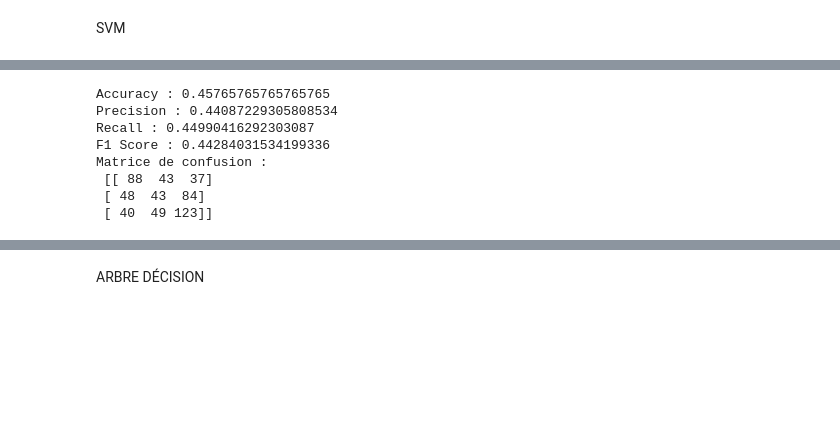
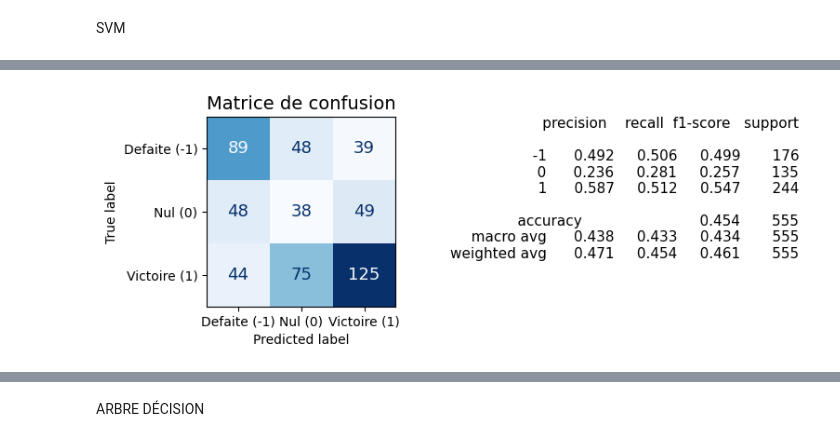
Before and after one commit to AntoninChevalier/Winunmax, a Jupyter notebook: notebooks/entrainement exploration.ipynb, the cells around one changed output, grey strips where cells are left out. Cells and saved outputs as stored; diff of their text form; code cells hidden in the pictures; blank space fills up the shorter version.

```diff
--- a/notebooks/entrainement exploration.ipynb
+++ b/notebooks/entrainement exploration.ipynb
@@ -182,17 +155,10 @@ Matrice de confusion :
 # %%
 svm_model = SVC(kernel="linear",class_weight="balanced")
 svm_model.fit(X_train_sans_2012_scaled, Y_train_sans_2012)
 y_svm_prediction_validation_1 = svm_model.predict(X_validation_sans_2012_scaled)
-modele.affichage_complet_score(y_svm_prediction_validation_1,Y_validation_sans_2012)
+modele.affichage_complet_score(Y_validation_sans_2012,y_svm_prediction_validation_1)
 # %% [output]
-Accuracy : 0.45765765765765765
-Precision : 0.44087229305808534
-Recall : 0.44990416292303087
-F1 Score : 0.44284031534199336
-Matrice de confusion :
- [[ 88  43  37]
- [ 48  43  84]
- [ 40  49 123]]
+[figure, added]
 # %%
 svm_model = SVC(kernel="rbf",class_weight="balanced")
 svm_model.fit(X_train_sans_2012_scaled, Y_train_sans_2012)
```
Also changed, not shown: parts of 27 cells of this notebook, 10 other files.
